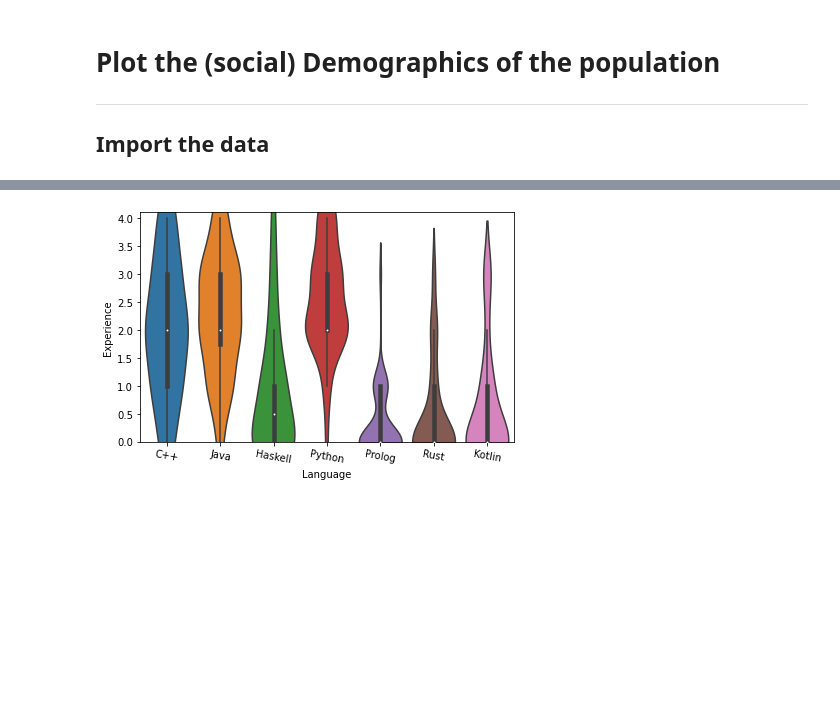
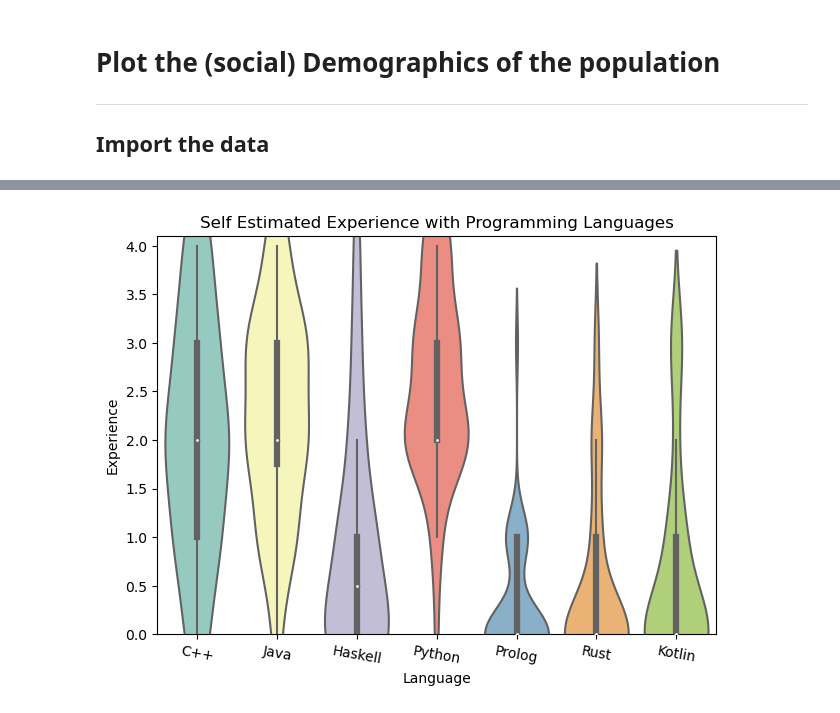
Before and after one commit to Sonaion/bachelor-arbeit, a Jupyter notebook: DataEvaluation/Demographics_01.ipynb, the cells around one changed output, grey strips where cells are left out. Saved outputs shown, nothing was run; the diff lists cells and outputs as text; code cells hidden in the pictures; blank space fills up the shorter version.

```diff
--- a/DataEvaluation/Demographics_01.ipynb
+++ b/DataEvaluation/Demographics_01.ipynb
@@ -214,39 +214,41 @@ plt.show()
 # %%
 y_lim = (0, 35)
-names, y_cpp = plot_experience("C++", "ST04_01", df, y_lim, "./results/demographics/language_cpp_experience.pdf", show=False)
-_, y_java = plot_experience("Java", "ST04_02", df, y_lim, "./results/demographics/language_java_experience.pdf", show=False)
-_, y_haskell = plot_experience("Haskell", "ST04_03", df, y_lim, "./results/demographics/language_haskell_experience.pdf", show=False)
-_, y_python = plot_experience("Python", "ST04_04", df, y_lim, "./results/demographics/language_python_experience.pdf", show=False)
-_, y_prolog = plot_experience("Prolog", "ST04_05", df, y_lim, "./results/demographics/language_prolog_experience.pdf", show=False)
-_, y_rust = plot_experience("Rust", "ST04_06", df, y_lim, "./results/demographics/language_rust_experience.pdf", show=False)
-_, y_kotlin =plot_experience("Kotlin", "ST04_07", df, y_lim, "./results/demographics/language_kotlin_experience.pdf", show=False)
+names, y_cpp = plot_experience("Self Estimated C++", "ST04_01", df, y_lim, "./results/demographics/language_cpp_experience.png", show=False)
+_, y_java = plot_experience("Self Estimated Java", "ST04_02", df, y_lim, "./results/demographics/language_java_experience.png", show=False)
+_, y_haskell = plot_experience("Self Estimated Haskell", "ST04_03", df, y_lim, "./results/demographics/language_haskell_experience.png", show=False)
+_, y_python = plot_experience("Self Estimated Python", "ST04_04", df, y_lim, "./results/demographics/language_python_experience.png", show=False)
+_, y_prolog = plot_experience("Self Estimated Prolog", "ST04_05", df, y_lim, "./results/demographics/language_prolog_experience.png", show=False)
+_, y_rust = plot_experience("Self Estimated Rust", "ST04_06", df, y_lim, "./results/demographics/language_rust_experience.png", show=False)
+_, y_kotlin =plot_experience("Self Estimated Kotlin", "ST04_07", df, y_lim, "./results/demographics/language_kotlin_experience.png", show=False)
 # %%
 df_tmp = pd.DataFrame([y_cpp, y_java, y_haskell, y_python, y_prolog, y_rust, y_kotlin], columns=names)
 df_tmp.index = ["C++", "Java", "Haskell", "Python", "Prolog", "Rust", "Kotlin"]
 df_tmp = df_tmp.reset_index()
 df_tmp = df_tmp.rename(columns={"index" : "Language"})
 df_tmp = df_tmp.melt(id_vars=["Language"], var_name="Experience", value_name="count")
 df_tmp.loc[df_tmp["Experience"] == "no experience", "Experience"] = 0
 df_tmp.loc[df_tmp["Experience"] == "little experience", "Experience"] = 1
 df_tmp.loc[df_tmp["Experience"] == "average", "Experience"] = 2
 df_tmp.loc[df_tmp["Experience"] == "experienced", "Experience"] = 3
 df_tmp.loc[df_tmp["Experience"] == "proficient", "Experience"] = 4
 
 df_violin = pd.DataFrame([], columns=["Language", "Experience"])
 for idx, row in df_tmp.iterrows():
     language = row["Language"]
     experience = row["Experience"]
     count = row["count"]
     for _i in range(count):
         df_violin.loc[len(df_violin)] = [language, experience]
 
 df_violin["Experience"] = df_violin["Experience"].astype(int)
-ax = sns.violinplot(x="Language", y="Experience", data=df_violin, scale='width')
+ax = sns.violinplot(x="Language", y="Experience", data=df_violin, scale='width', palette="Set3")
 ax.set_ylim(0, 4.1)
 ax.set_xticklabels(ax.get_xticklabels(), rotation=-10)
 plt.tight_layout()
+plt.title("Self Estimated Experience with Programming Languages")
 plt.savefig('./results/demographics/language_all_experience.pdf')
+plt.show()
 # %% [output]
-[figure, old version]
+[figure, new version]
 # %%
 y_lim = (0, 35)
```
Also changed, not shown: parts of 13 cells of this notebook, 10 other files.
